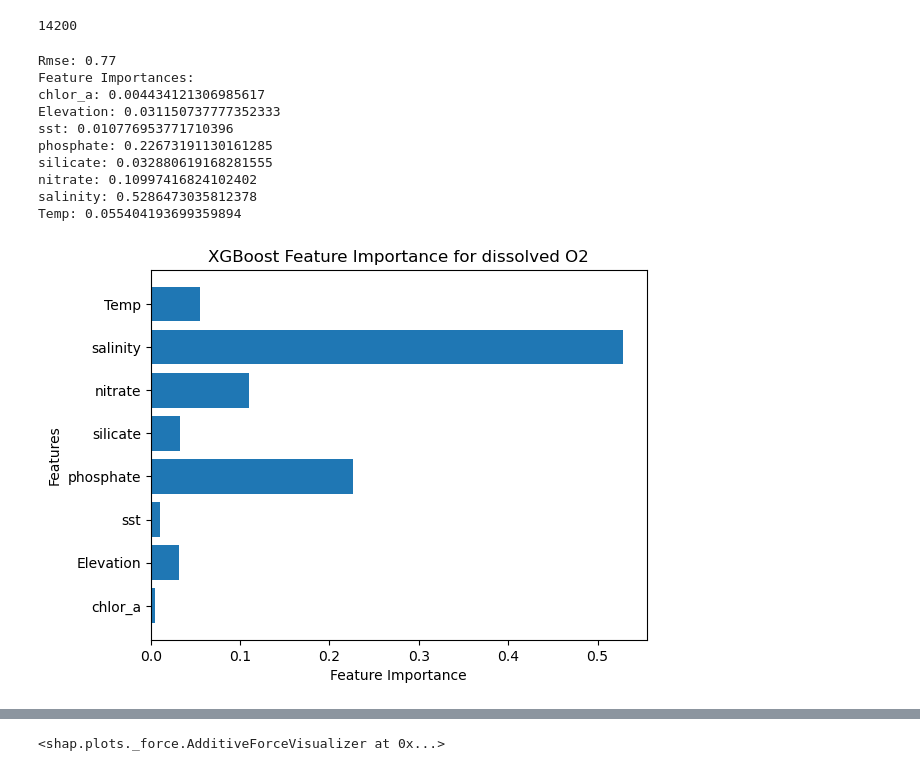
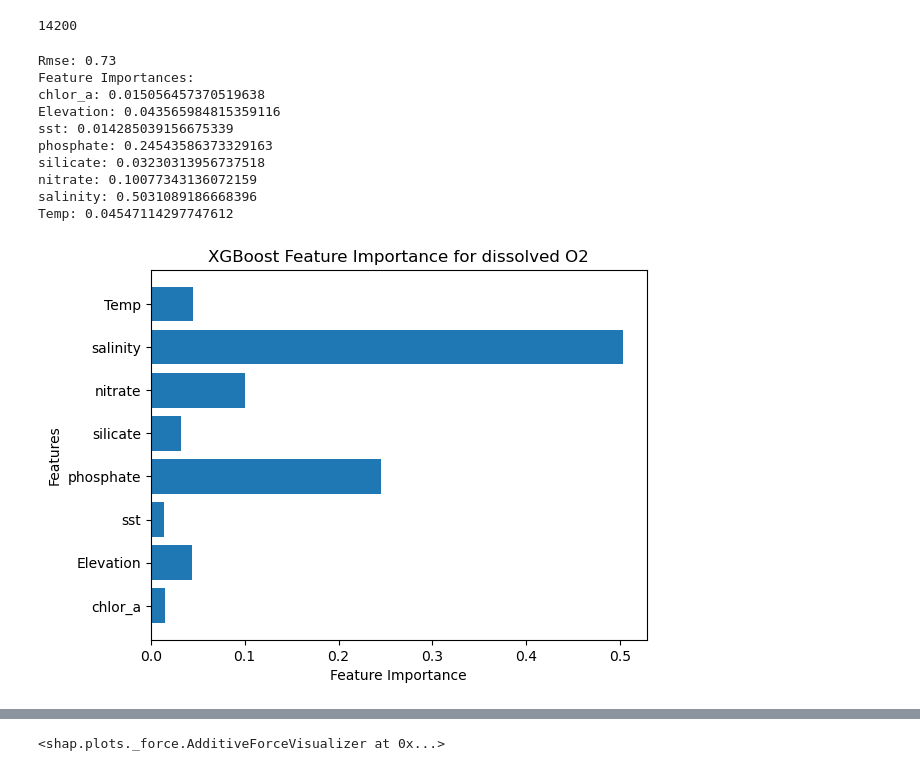
Before and after one commit to Afsinoz/burning_hydrogen, a Jupyter notebook: models/XGBoost_montly_data.ipynb, the cells around one changed output, grey strips where cells are left out. Cells and saved outputs as stored; diff of their text form; code cells hidden in the pictures.

```diff
--- a/models/XGBoost_montly_data.ipynb
+++ b/models/XGBoost_montly_data.ipynb
@@ -323,9 +299,9 @@ X_train, X_test, y_train, y_test = split_data(merged_df1)
 
 
 model = xgb.XGBRegressor(
-    max_depth=100,  # Maximum depth of a tree
+    max_depth=10,  # Maximum depth of a tree
     learning_rate=0.1,  # Learning rate
-    n_estimators=100,  # Number of trees
+    n_estimators=200,  # Number of trees
     subsample=0.8,  # Subsample ratio of the training instances
     colsample_bytree=0.8,  # Subsample ratio of columns when constructing each tree
     gamma=0,  # Minimum loss reduction required to make a further partition
@@ -336,43 +312,43 @@ model = xgb.XGBRegressor(
 model.fit(X_train, y_train)
 
 
 # Make predictions on the test set
 y_pred = model.predict(X_test)
 
 
 # Evaluate the model (example using accuracy)
 mse = mean_squared_error(y_pred,y_test)
 
 rmse = np.sqrt(mse)
 
 
 print(f"Rmse: {rmse:.2f}")
 
 
 # Explore feature importance
 feature_importances = model.feature_importances_
 print("Feature Importances:")
 for feature, importance in zip(X_train.columns, feature_importances):
     print(f"{feature}: {importance}")
 
 # Visualize feature importance
 plt.barh(X_train.columns, feature_importances)
 plt.xlabel("Feature Importance")
 plt.ylabel("Features")
 plt.title("XGBoost Feature Importance for dissolved O2")
 plt.show()
 # %% [output]
-Rmse: 0.77
+Rmse: 0.73
 Feature Importances:
-chlor_a: 0.004434121306985617
-Elevation: 0.031150737777352333
-sst: 0.010776953771710396
-phosphate: 0.22673191130161285
-silicate: 0.032880619168281555
-nitrate: 0.10997416824102402
-salinity: 0.5286473035812378
-Temp: 0.055404193699359894
+chlor_a: 0.015056457370519638
+Elevation: 0.043565984815359116
+sst: 0.014285039156675339
+phosphate: 0.24543586373329163
+silicate: 0.03230313956737518
+nitrate: 0.10077343136072159
+salinity: 0.5031089186668396
+Temp: 0.04547114297747612
-[figure, old version]
+[figure, new version]
 # %%
 # Explain the model's predictions using SHAP
 
```
Also changed, not shown: parts of 8 cells of this notebook.
